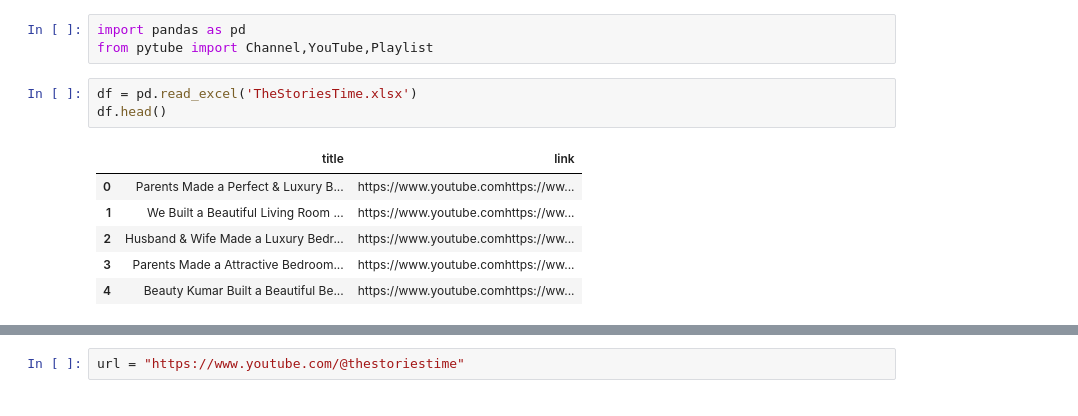
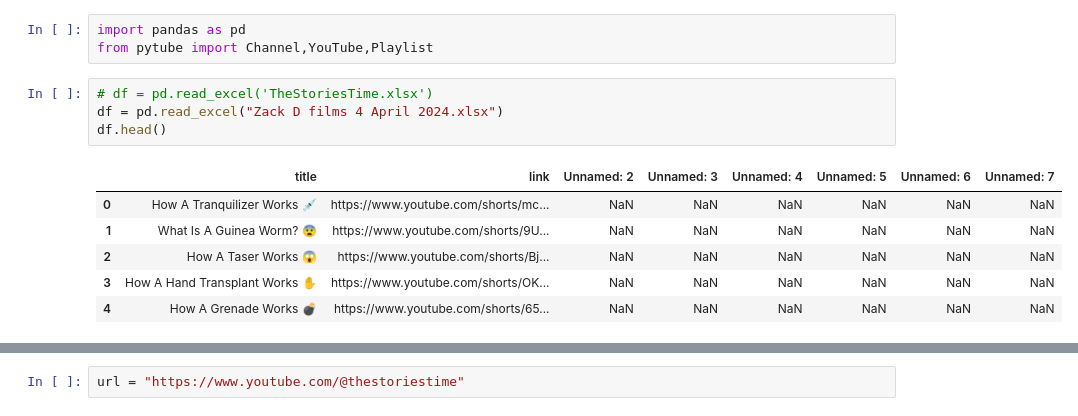
Before and after one commit to apoorvpandey0/Content_Automation, a Jupyter notebook: downloader.ipynb, the cells around one changed output, grey strips where cells are left out. Drawn from its saved outputs; the diff is of its cells as text.

```diff
--- a/downloader.ipynb
+++ b/downloader.ipynb
@@ -2,15 +2,16 @@
 import pandas as pd
 from pytube import Channel,YouTube,Playlist
 # %%
-df = pd.read_excel('TheStoriesTime.xlsx')
+# df = pd.read_excel('TheStoriesTime.xlsx')
+df = pd.read_excel("Zack D films 4 April 2024.xlsx")
 df.head()
 # %% [output]
-|  | title | link |
-| 0 | Parents Made a Perfect & Luxury B... | https://www.youtube.comhttps://ww... |
-| 1 | We Built a Beautiful Living Room ... | https://www.youtube.comhttps://ww... |
-| 2 | Husband & Wife Made a Luxury Bedr... | https://www.youtube.comhttps://ww... |
-| 3 | Parents Made a Attractive Bedroom... | https://www.youtube.comhttps://ww... |
-| 4 | Beauty Kumar Built a Beautiful Be... | https://www.youtube.comhttps://ww... |
+|  | title | link | Unnamed: 2 | Unnamed: 3 | Unnamed: 4 | Unnamed: 5 | Unnamed: 6 | Unnamed: 7 |
+| 0 | How A Tranquilizer Works 💉 | https://www.youtube.com/shorts/mc... | NaN | NaN | NaN | NaN | NaN | NaN |
+| 1 | What Is A Guinea Worm? 😨 | https://www.youtube.com/shorts/9U... | NaN | NaN | NaN | NaN | NaN | NaN |
+| 2 | How A Taser Works 😱 | https://www.youtube.com/shorts/Bj... | NaN | NaN | NaN | NaN | NaN | NaN |
+| 3 | How A Hand Transplant Works ✋ | https://www.youtube.com/shorts/OK... | NaN | NaN | NaN | NaN | NaN | NaN |
+| 4 | How A Grenade Works 💣 | https://www.youtube.com/shorts/65... | NaN | NaN | NaN | NaN | NaN | NaN |
 # %%
 def download_video(video_url, path_to_save_video,prefix):
     yt = YouTube(video_url)
```
Also changed, not shown: parts of 3 cells of this notebook, 8 other files.
